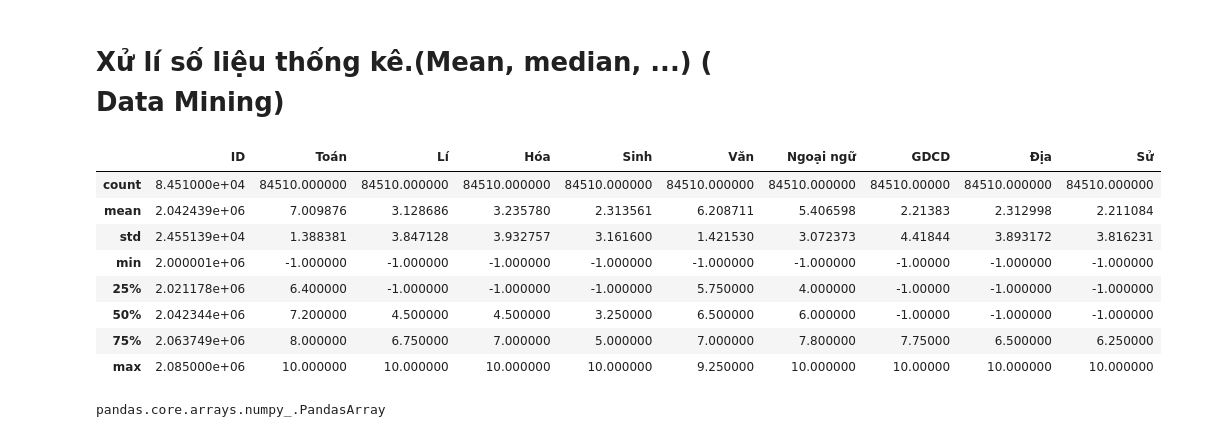
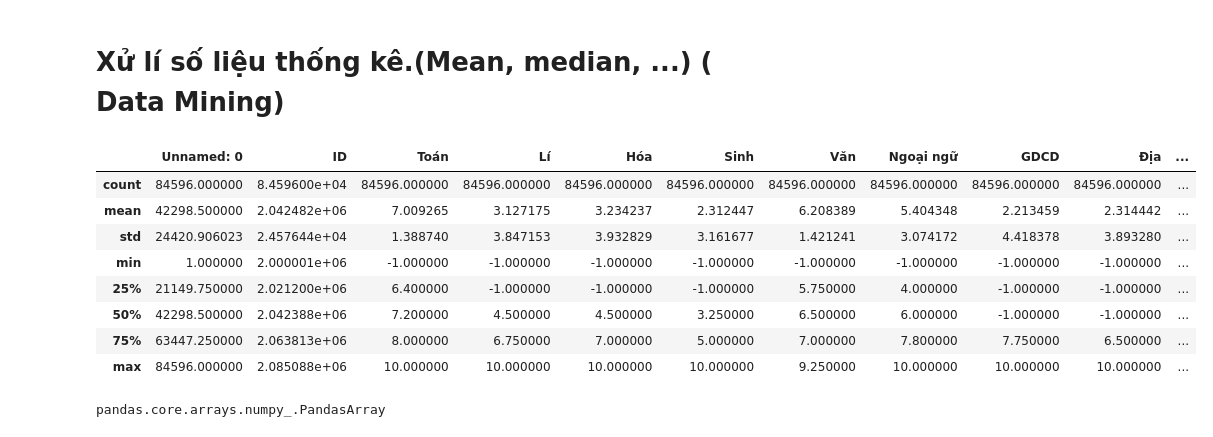
Before and after one commit to QuocBao02/Python-for-Data-Science---Final-Project, a Jupyter notebook: Report.ipynb, the cells around one changed output. Cells and saved outputs as stored; diff of their text form; code cells hidden in the pictures.

```diff
--- a/Report.ipynb
+++ b/Report.ipynb
@@ -140,0 +122,12 @@ print(dataframe)
+# %%
+# Load the available data into DataFrame
+dataframe2020 = pd.read_csv("2020.csv", index_col = False)
+dataframe2020.Name = "2020"
+dataframe2021 = pd.read_csv("2021.csv", index_col = False)
+dataframe2021.Name = "2021"
+dataframe2022 = pd.read_csv("2022.csv", index_col = False)
+dataframe2022.Name = "2022"
+
+print(dataframe2020)
+print(dataframe2021)
+print(dataframe2022)
@@ -141,15 +152,15 @@ print(dataframe)
 # %% [markdown]
 # Xử lí số liệu thống kê.(Mean, median, ...) ( Data Mining)
 # %%
-dataframe.describe()
+dataframe2022.describe()
 # %% [output]
-|  | ID | Toán | Lí | Hóa | Sinh | Văn | Ngoại ngữ | GDCD | Địa | Sử |
-| count | 8.451000e+04 | 84510.000000 | 84510.000000 | 84510.000000 | 84510.000000 | 84510.000000 | 84510.000000 | 84510.00000 | 84510.000000 | 84510.000000 |
-| mean | 2.042439e+06 | 7.009876 | 3.128686 | 3.235780 | 2.313561 | 6.208711 | 5.406598 | 2.21383 | 2.312998 | 2.211084 |
-| std | 2.455139e+04 | 1.388381 | 3.847128 | 3.932757 | 3.161600 | 1.421530 | 3.072373 | 4.41844 | 3.893172 | 3.816231 |
-| min | 2.000001e+06 | -1.000000 | -1.000000 | -1.000000 | -1.000000 | -1.000000 | -1.000000 | -1.00000 | -1.000000 | -1.000000 |
-| 25% | 2.021178e+06 | 6.400000 | -1.000000 | -1.000000 | -1.000000 | 5.750000 | 4.000000 | -1.00000 | -1.000000 | -1.000000 |
-| 50% | 2.042344e+06 | 7.200000 | 4.500000 | 4.500000 | 3.250000 | 6.500000 | 6.000000 | -1.00000 | -1.000000 | -1.000000 |
-| 75% | 2.063749e+06 | 8.000000 | 6.750000 | 7.000000 | 5.000000 | 7.000000 | 7.800000 | 7.75000 | 6.500000 | 6.250000 |
-| max | 2.085000e+06 | 10.000000 | 10.000000 | 10.000000 | 10.000000 | 9.250000 | 10.000000 | 10.00000 | 10.000000 | 10.000000 |
+|  | Unnamed: 0 | ID | Toán | Lí | Hóa | Sinh | Văn | Ngoại ngữ | GDCD | Địa | ... |
+| count | 84596.000000 | 8.459600e+04 | 84596.000000 | 84596.000000 | 84596.000000 | 84596.000000 | 84596.000000 | 84596.000000 | 84596.000000 | 84596.000000 | ... |
+| mean | 42298.500000 | 2.042482e+06 | 7.009265 | 3.127175 | 3.234237 | 2.312447 | 6.208389 | 5.404348 | 2.213459 | 2.314442 | ... |
+| std | 24420.906023 | 2.457644e+04 | 1.388740 | 3.847153 | 3.932829 | 3.161677 | 1.421241 | 3.074172 | 4.418378 | 3.893280 | ... |
+| min | 1.000000 | 2.000001e+06 | -1.000000 | -1.000000 | -1.000000 | -1.000000 | -1.000000 | -1.000000 | -1.000000 | -1.000000 | ... |
+| 25% | 21149.750000 | 2.021200e+06 | 6.400000 | -1.000000 | -1.000000 | -1.000000 | 5.750000 | 4.000000 | -1.000000 | -1.000000 | ... |
+| 50% | 42298.500000 | 2.042388e+06 | 7.200000 | 4.500000 | 4.500000 | 3.250000 | 6.500000 | 6.000000 | -1.000000 | -1.000000 | ... |
+| 75% | 63447.250000 | 2.063813e+06 | 8.000000 | 6.750000 | 7.000000 | 5.000000 | 7.000000 | 7.800000 | 7.750000 | 6.500000 | ... |
+| max | 84596.000000 | 2.085088e+06 | 10.000000 | 10.000000 | 10.000000 | 10.000000 | 9.250000 | 10.000000 | 10.000000 | 10.000000 | ... |
 # %%
```
Also changed, not shown: parts of 11 cells of this notebook.
